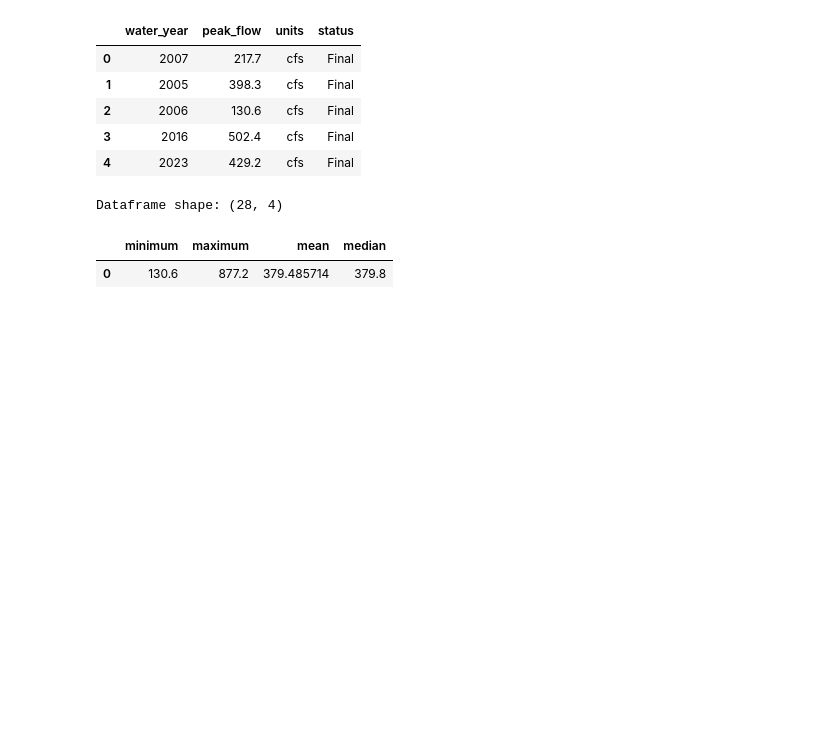
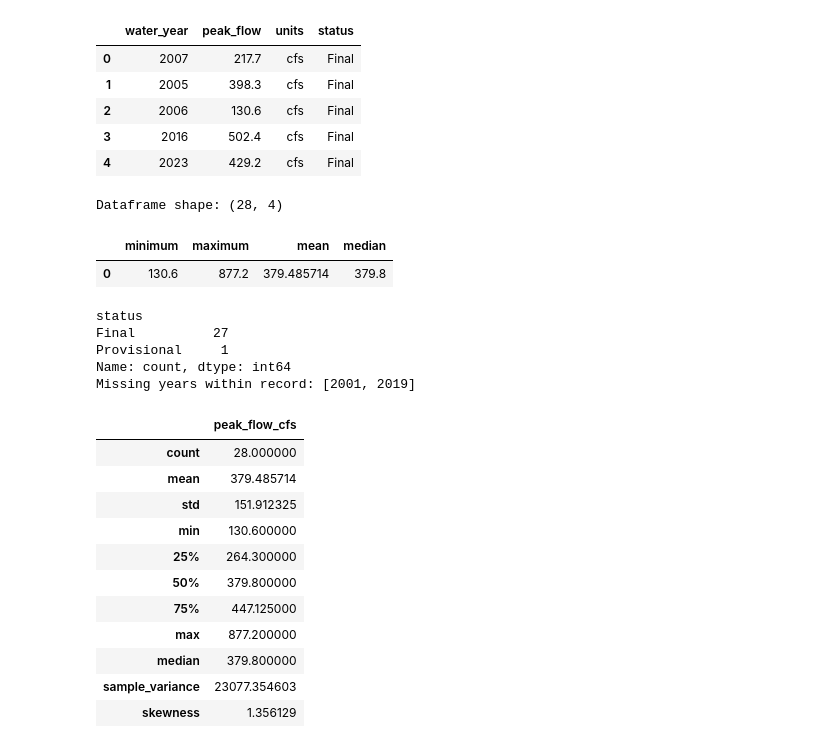
Before and after one commit to Brice-Dev-Lab/monte-carlo-practice-drills, a Jupyter notebook: notebooks/engineering/week_01/01_baseline_analysis.ipynb, the cells around one changed output. Drawn from its saved outputs; the diff is of its cells as text; code cells hidden in the pictures; blank space fills up the shorter version.

```diff
--- a/notebooks/engineering/week_01/01_baseline_analysis.ipynb
+++ b/notebooks/engineering/week_01/01_baseline_analysis.ipynb
@@ -64,3 +64,71 @@ stats_df
 # %% [output]
 |  | minimum | maximum | mean | median |
 | 0 | 130.6 | 877.2 | 379.485714 | 379.8 |
+# %%
+required_columns = {"water_year", "peak_flow", "units", "status"}
+missing_columns = required_columns.difference(df.columns)
+
+if missing_columns:
+    raise ValueError(f"Missing required columns: {sorted(missing_columns)}")
+
+df = df.copy()
+
+for column in ["water_year", "peak_flow"]:
+    df[column] = pd.to_numeric(df[column], errors="raise")
+
+if df[["water_year", "peak_flow"]].isna().any().any():
+    raise ValueError("Missing water years or peak flows.")
+
+if not np.isfinite(df[["water_year", "peak_flow"]].to_numpy()).all():
+    raise ValueError("Water years and peak flows must be finite.")
+
+if (df["water_year"] % 1 != 0).any():
+    raise ValueError("Water years must be whole numbers.")
+
+if df["water_year"].duplicated().any():
+    raise ValueError("Duplicate water years require review.")
+
+if (df["peak_flow"] < 0).any():
+    raise ValueError("Negative peak flows require review.")
+
+if not df["units"].astype("string").str.strip().str.lower().eq("cfs").fillna(False).all():
+    raise ValueError("Missing or inconsistent flow units.")
+
+df["water_year"] = df["water_year"].astype(int)
+df = df.sort_values("water_year").reset_index(drop=True)
+
+print(df["status"].value_counts(dropna=False))
+
+missing_years = sorted(
+    set(range(df["water_year"].min(), df["water_year"].max() + 1))
+    - set(df["water_year"])
+)
+print(f"Missing years within record: {missing_years}")
+# %% [output]
+status
+Final          27
+Provisional     1
+Name: count, dtype: int64
+Missing years within record: [2001, 2019]
+# %%
+flows = df["peak_flow"]
+
+summary = flows.describe().rename("peak_flow_cfs").to_frame()
+summary.loc["median"] = flows.median()
+summary.loc["sample_variance"] = flows.var(ddof=1)
+summary.loc["skewness"] = flows.skew()
+
+summary
+# %% [output]
+|  | peak_flow_cfs |
+| count | 28.000000 |
+| mean | 379.485714 |
+| std | 151.912325 |
+| min | 130.600000 |
+| 25% | 264.300000 |
+| 50% | 379.800000 |
+| 75% | 447.125000 |
+| max | 877.200000 |
+| median | 379.800000 |
+| sample_variance | 23077.354603 |
+| skewness | 1.356129 |
```
Also changed, not shown: parts of 1 cell of this notebook.
